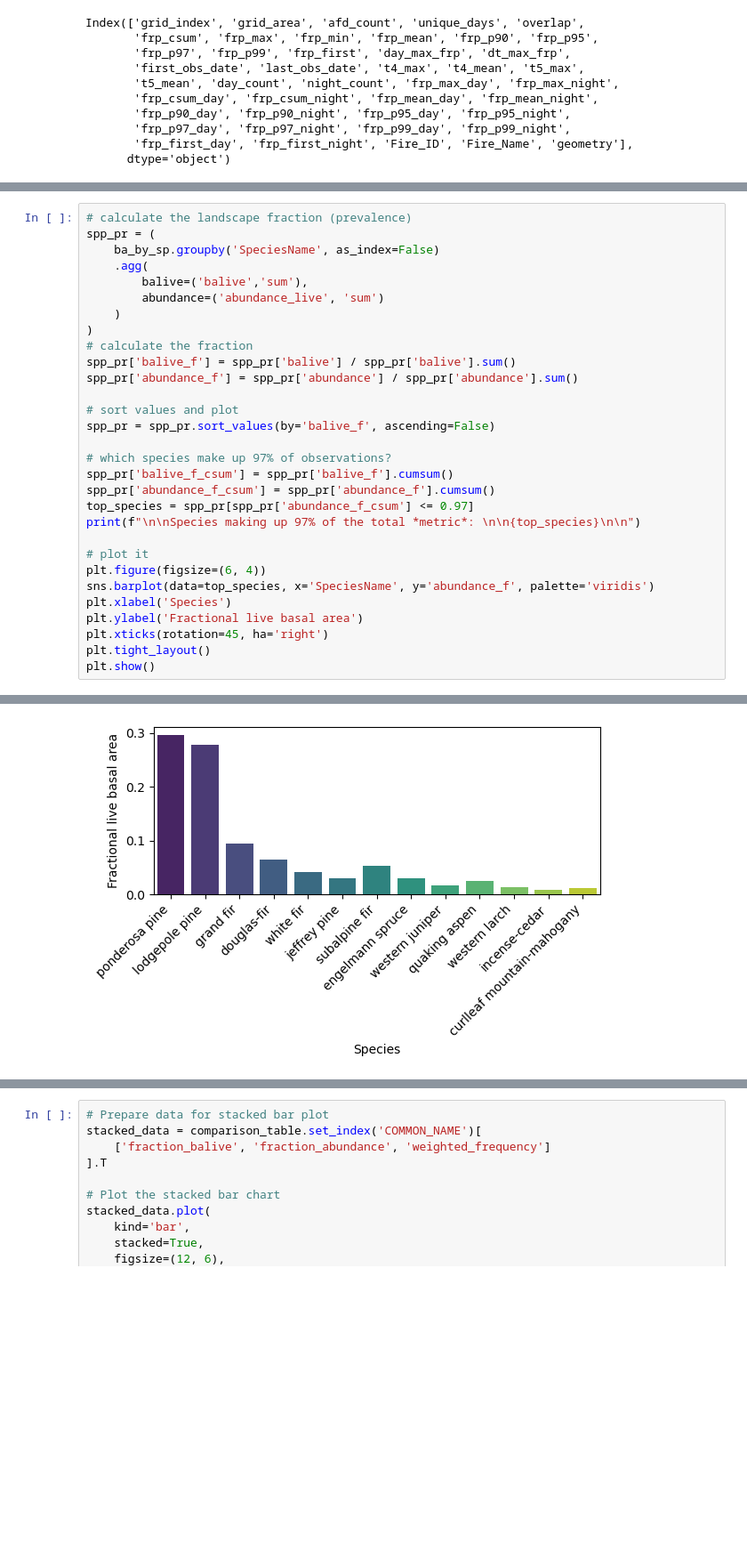
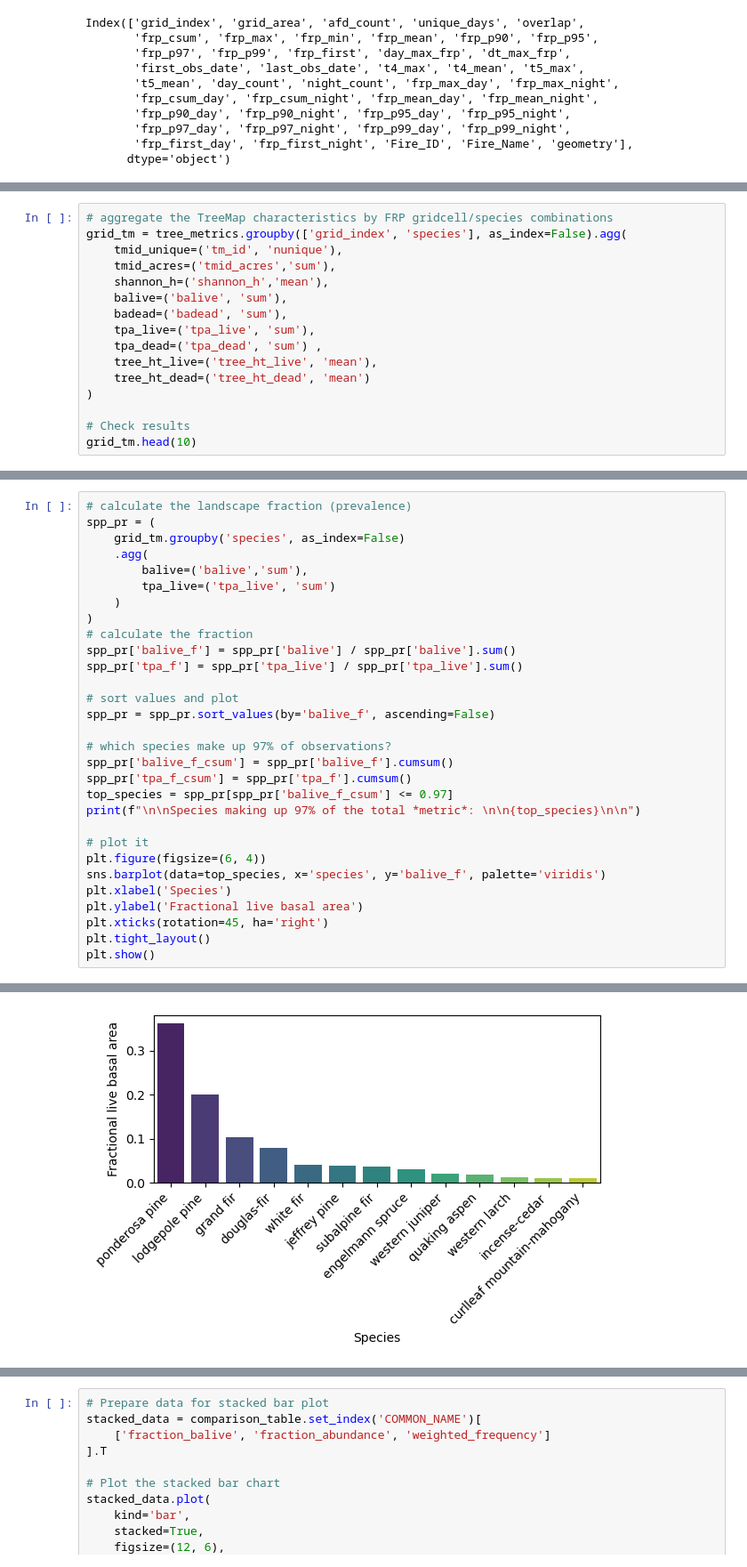
Before and after one commit to natshoff/aspen-fire-fork, a Jupyter notebook: Aim2/code/Python/04a_TreeMap_FIA.ipynb, the cells around one changed output, grey strips where cells are left out. Shown: that part at 89% size. Cells and saved outputs as stored; diff of their text form; blank space fills up the shorter version.

```diff
--- a/Aim2/code/Python/04a_TreeMap_FIA.ipynb
+++ b/Aim2/code/Python/04a_TreeMap_FIA.ipynb
@@ -201,0 +235,16 @@ ba_by_sp.head(10)
+# %%
+# aggregate the TreeMap characteristics by FRP gridcell/species combinations
+grid_tm = tree_metrics.groupby(['grid_index', 'species'], as_index=False).agg(
+    tmid_unique=('tm_id', 'nunique'),
+    tmid_acres=('tmid_acres','sum'),
+    shannon_h=('shannon_h','mean'),
+    balive=('balive', 'sum'),
+    badead=('badead', 'sum'),
+    tpa_live=('tpa_live', 'sum'),
+    tpa_dead=('tpa_dead', 'sum') ,
+    tree_ht_live=('tree_ht_live', 'mean'),
+    tree_ht_dead=('tree_ht_dead', 'mean')
+)
+
+# Check results
+grid_tm.head(10)
@@ -202,28 +381,28 @@ ba_by_sp.head(10)
 # %%
 # calculate the landscape fraction (prevalence)
 spp_pr = (
-    ba_by_sp.groupby('SpeciesName', as_index=False)
+    grid_tm.groupby('species', as_index=False)
     .agg(
         balive=('balive','sum'),
-        abundance=('abundance_live', 'sum')
+        tpa_live=('tpa_live', 'sum')
     )
 )
 # calculate the fraction
 spp_pr['balive_f'] = spp_pr['balive'] / spp_pr['balive'].sum()
-spp_pr['abundance_f'] = spp_pr['abundance'] / spp_pr['abundance'].sum()
+spp_pr['tpa_f'] = spp_pr['tpa_live'] / spp_pr['tpa_live'].sum()
 
 # sort values and plot
 spp_pr = spp_pr.sort_values(by='balive_f', ascending=False)
 
 # which species make up 97% of observations?
 spp_pr['balive_f_csum'] = spp_pr['balive_f'].cumsum()
-spp_pr['abundance_f_csum'] = spp_pr['abundance_f'].cumsum()
-top_species = spp_pr[spp_pr['abundance_f_csum'] <= 0.97]
+spp_pr['tpa_f_csum'] = spp_pr['tpa_f'].cumsum()
+top_species = spp_pr[spp_pr['balive_f_csum'] <= 0.97]
 print(f"\n\nSpecies making up 97% of the total *metric*: \n\n{top_species}\n\n")
 
 # plot it
 plt.figure(figsize=(6, 4))
-sns.barplot(data=top_species, x='SpeciesName', y='abundance_f', palette='viridis')
+sns.barplot(data=top_species, x='species', y='balive_f', palette='viridis')
 plt.xlabel('Species')
 plt.ylabel('Fractional live basal area')
 plt.xticks(rotation=45, ha='right')
@@ -250,4 +429,4 @@ Species making up 97% of the total *metric*:
-[figure, old version]
+[figure, new version]
 # %%
 spp_dom = (
     grid_trees.groupby(['grid_index', 'COMMON_NAME'])
```
Also changed, not shown: parts of 22 cells of this notebook.
